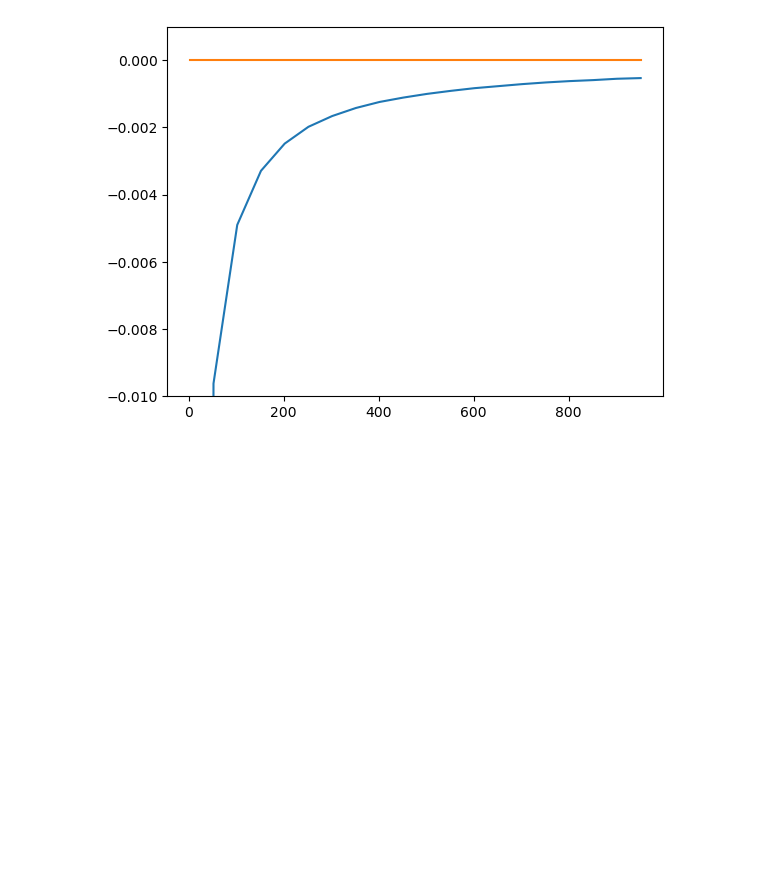
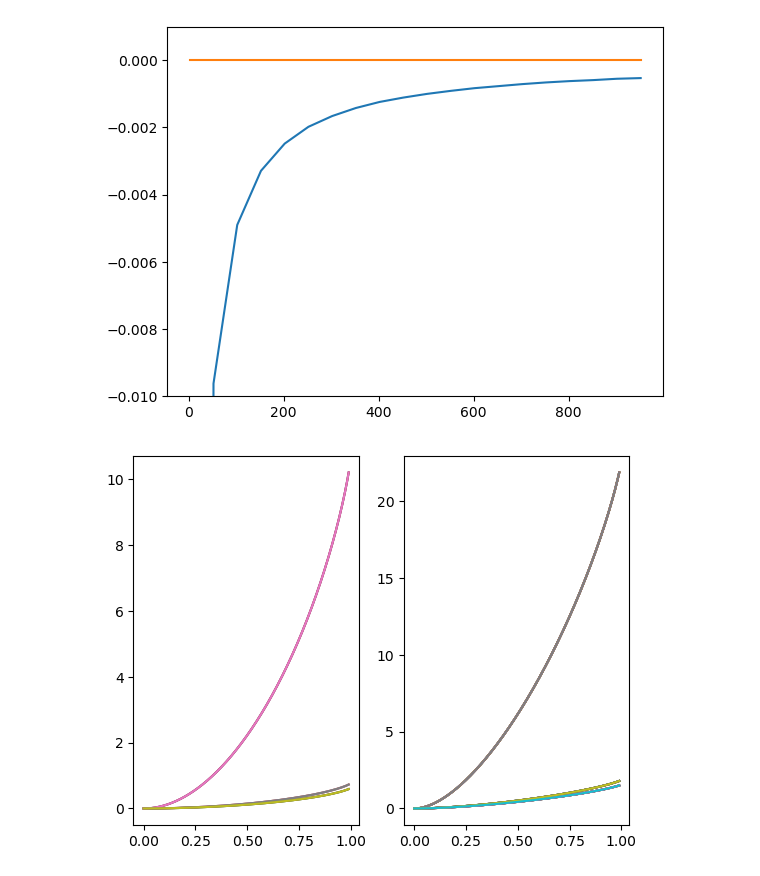
Before and after one commit to SSBNS/Complex_physics_SSBNS, a Jupyter notebook: Exercises.ipynb, the cells around one changed output. Cells and saved outputs as stored; diff of their text form; code cells hidden in the pictures; blank space fills up the shorter version.

```diff
--- a/Exercises.ipynb
+++ b/Exercises.ipynb
@@ -255,3 +255,27 @@ plt.ylim(-0.01,0.001)
 plt.show()
 # %% [output]
 [figure]
+# %%
+# 2.7
+q_list = [3,10]
+
+def Pott_free_energy(q, b,s):
+    F = (1+(q-1)*s)/q*(np.log(1+(q-1)*s)-np.log(q))
+    F+= (q-1)*(1-s)/q*(np.log(1-s)-np.log(q))
+    F+= -1/2*b*((1+(q-1)*s)/(q))**2-1/2*b*(q-1)*((1-s)/q)**2
+    F+= 1/2*b*q*(1/q)**2
+    F+=np.log(q)
+    F*=1/b
+    return F
+
+fig,ax = plt.subplots(1,len(q_list))
+
+for i,q in enumerate(q_list):
+    axis = ax[i]
+    b_list = [0.1,1,1.15]*q
+    s=np.linspace(0,0.99,1000)
+    for j,b in enumerate(b_list):
+        F = Pott_free_energy(q,b,s)
+        axis.plot(s,F)
+# %% [output]
+[figure, added]
```
Also changed, not shown: parts of 1 cell of this notebook, 3 other files.
